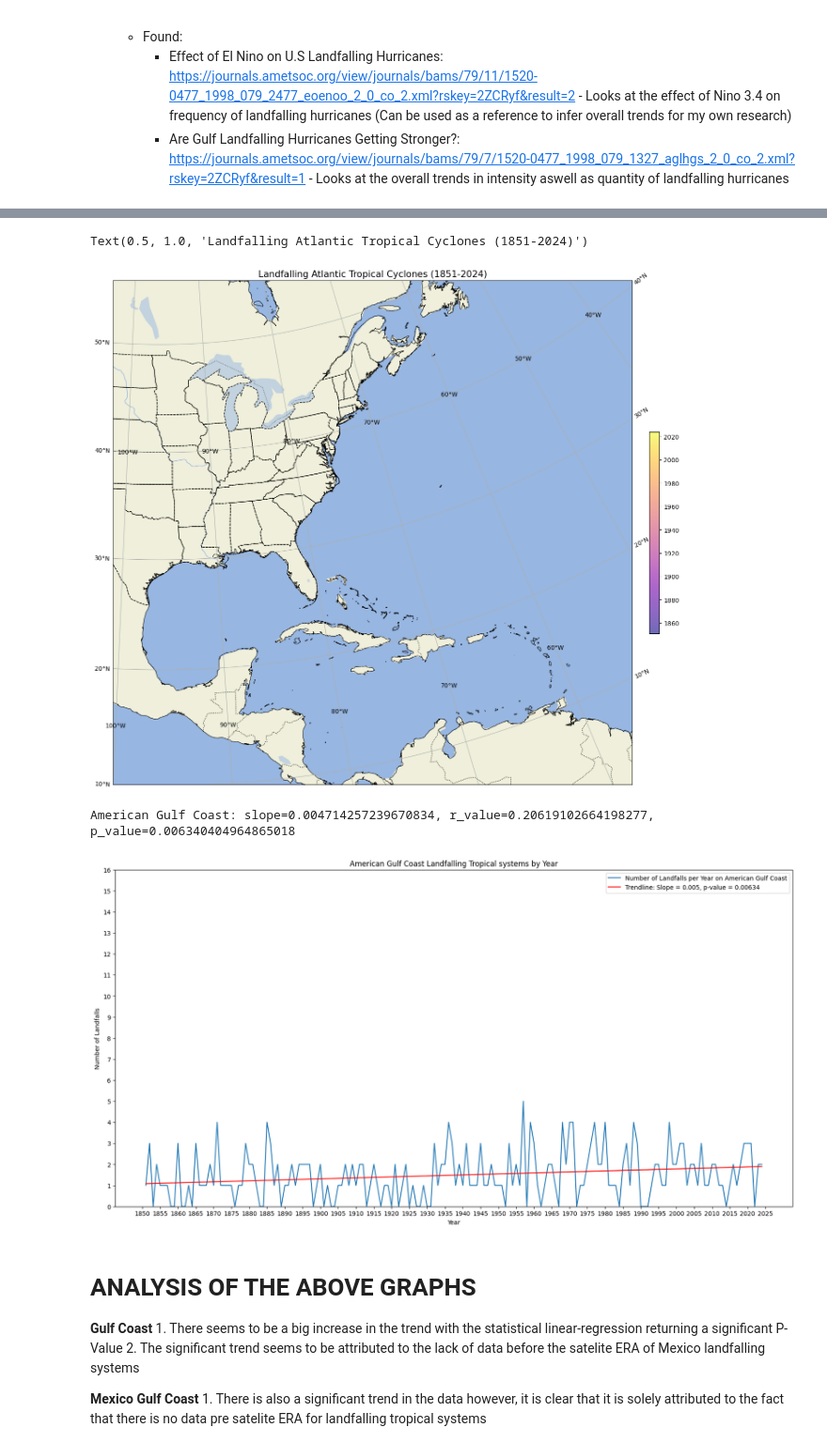
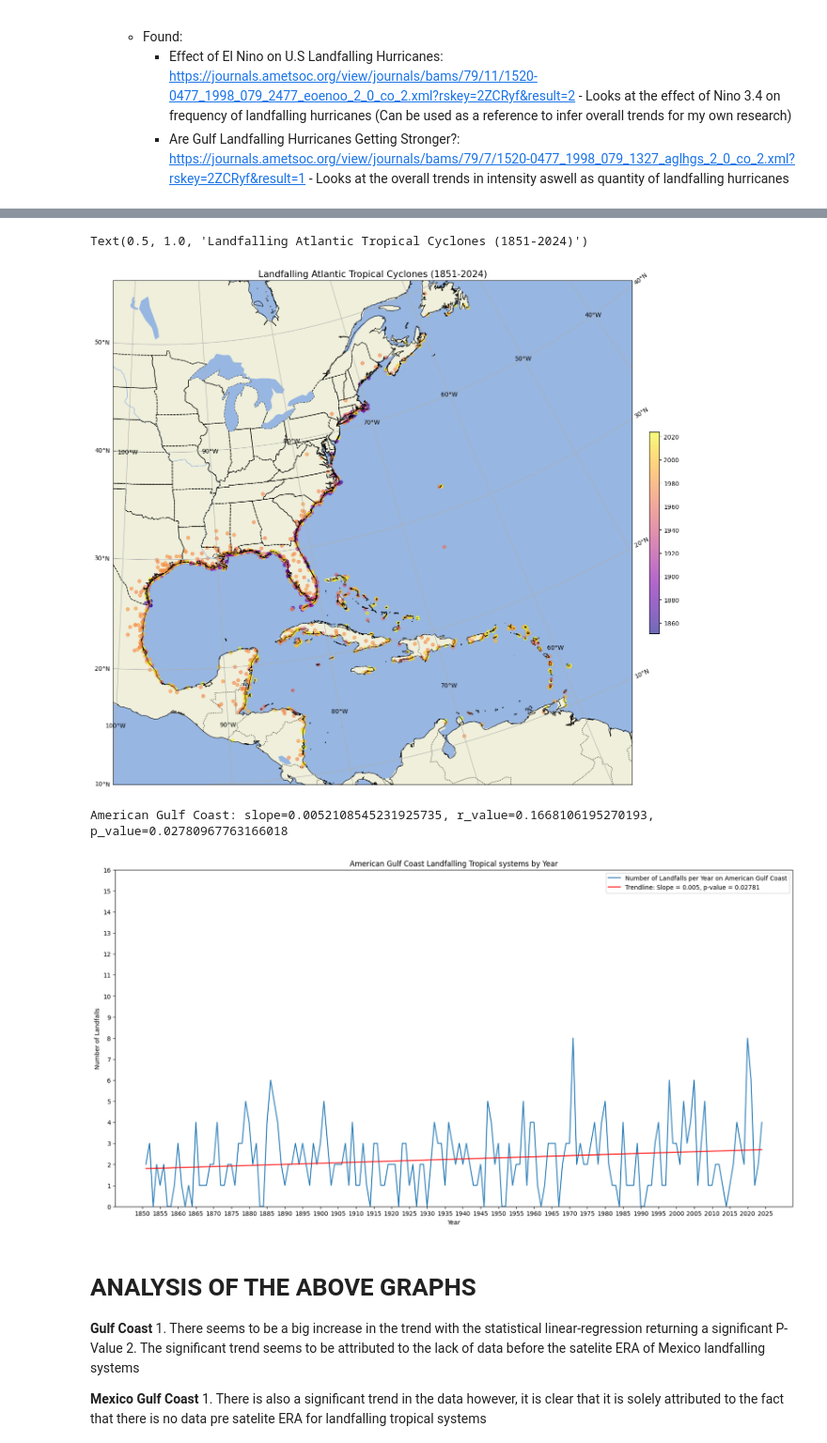
Before and after one commit to EP-Shark/Meteorology-Research-Dr.-Misra-, a Jupyter notebook: Hurdat2_analysis.ipynb, the cells around one changed output, grey strips where cells are left out. Shown at 94% size. Cells and saved outputs as stored; diff of their text form; code cells hidden in the pictures.

Commit message:
1971 to 1983 gap in data has been almost fixed (just needs polishing and some love)

```diff
--- a/Hurdat2_analysis.ipynb
+++ b/Hurdat2_analysis.ipynb
@@ -200,14 +221,19 @@ Landfall_only_sorted.to_excel("Landfalling_Storms_1851_2024_test.xlsx", engine =
 ### Plotting the Landfalling Storms ###
 fig, ax = plt.subplots(figsize= (25,15), subplot_kw = {'projection':ccrs.LambertConformal()})
 ## Defining Lat and Lon ##
-Lat = Landfall_only['Lat']
-Lon = Landfall_only['lon'] * -1
-## Converting Years to numeric values for color mapping ##
-Landfall_only['year'] = pd.to_numeric(Landfall_only['year'].values)
-Landfall_only['category'] = pd.to_numeric(Landfall_only['category'].values, errors = 'coerce')
+lf = Landfall_only.copy()
+Lat = lf['lat_num']
+Lon = lf['lon_num']
+mask = Lat.notna() & Lon.notna()
+Lat = Lat[mask]
+Lon = Lon[mask]
+years = pd.to_numeric(lf.loc[mask, 'year'], errors='coerce')
+##Converting Years to numeric values for color mapping ##
+#Landfall_only['year'] = pd.to_numeric(Landfall_only['year'].values)
+#Landfall_only['category'] = pd.to_numeric(Landfall_only['category'].values, errors = 'coerce')
 ## Making the Map##
 ax.set_extent([-100, -55, 10, 50], crs=ccrs.PlateCarree())
-map_data = ax.scatter(Lon, Lat,  c = Landfall_only['year'],
+map_data = ax.scatter(Lon, Lat,  c = years,
                       cmap = 'plasma', s= 30, alpha = 0.6,
                       transform=ccrs.PlateCarree())
 cbar = plt.colorbar(map_data, ax=ax, shrink = 0.4, orientation = 'vertical', pad = 0.02)
@@ -220,8 +246,9 @@ ax.add_feature(cfeature.LAKES, alpha=0.5)
 ax.add_feature(cfeature.RIVERS)
 ax.gridlines(draw_labels = True)
 ax.add_feature(cfeature.STATES, linestyle = '--')
+ax.add_feature(cfeature.LAKES)
 ## Adding Title ##
 plt.title('Landfalling Atlantic Tropical Cyclones (1851-2024)', fontsize = 15)
 # %% [output]
 Text(0.5, 1.0, 'Landfalling Atlantic Tropical Cyclones (1851-2024)')
-[figure, old version]
+[figure, new version]
@@ -228,23 +286,5 @@ Text(0.5, 1.0, 'Landfalling Atlantic Tropical Cyclones (1851-2024)')
 # %%
-## Create a new figure of the frequency of landfalls for various landfalling locations ##
-# 1st: Landfalling frequency by locations by state, (Start with texas) - make a scatterplot with x and y axis showing frequency of landfalls by year
-# x axis = year, y axis = frequency of landfalls
-# also make a trend graph for multiple landfalling per storms
-# Find paper by Bove, O'Brian from AMS about landfalling systems
-#    -Currently not found
-
-## Shift focus to the whole coasts
-#      - Split the atlantic into multiple coastlines
-#      - Explore why when we add mexico the trend becomes much larger
-#           - Lets look at just mexican coast
-#           - lets look at whole gulf coast from 1940 to present
-#           - Lets look at american gulf coast from 1940 to present
-
-# New task
-# - make the American gulf
-
-# Gulf coast is completed: Need to figure out how to fix 1971 - 1983 lack of data
-# East Coast to be completed Next:
+### Plotting Landfall Frequency by Year for each Coastline ###
 coasts = ["American Gulf Coast",
           #"Gulf Coast",
           #"Mexican Gulf Coast"
@@ -261,36 +301,36 @@ def plot_landfall_frequency(coasts, save_freq = False):
         ## Plotting the frequency ##
         fig, ax = plt.subplots(figsize=(20, 10))
         ax.plot(frequency.index, frequency, label=f'Number of Landfalls per Year on {coast}')
         ax.set_title(f'{coast} Landfalling Tropical systems by Year')
         ax.set_xlabel("Year")
         ax.set_ylabel("Number of Landfalls")
         x_range = np.arange(1850, 2026, 5)
         ax.set_xticks(x_range)
         ax.set_yticks([0,1,2,3,4,5,6,7,8,9,10,11,12,13,14,15,16])
         ax.set_ylim(bottom=0)
         # Creating a trend line #
         years = frequency.index.astype(int)
         counts = frequency.values
         z = np.polyfit (years, counts, 1)
         p = np.poly1d(z)
         # Adding a linear regression line for each plot using scipy #
         slope, intercept, r_value, p_value, std_err = stats.linregress(years, counts)
         trend_labels = f"Trendline: Slope = {slope:.3f}, p-value = {p_value:.5f}"
         print(f'{coast}: slope={slope}, r_value={r_value}, p_value={p_value}')
         Trendline = ax.plot(years, intercept + slope * years, "r-", label=trend_labels)
         ## Adding a Legend ##
         ax.legend()
         # Allows the user to save the frequency as a .txt file #
         if save_freq:
             frequency.name = 'count'
-            frequency.to_csv(f'{coast.replace(' ','_')}_Landfall_frequency.txt', header=True, sep=':', index_label='Year')
+            frequency.to_csv(f"{coast.replace(' ',' ')}_Landfall_frequency.txt" , header=True, sep=':', index_label='Year')
     return
 
 plot_landfall_frequency(coasts, #save_freq=True #Uncomment to save frequency as a txt file
 )
 # %% [output]
-American Gulf Coast: slope=0.004714257239670834, r_value=0.20619102664198277, p_value=0.006340404964865018
+American Gulf Coast: slope=0.0052108545231925735, r_value=0.1668106195270193, p_value=0.02780967763166018
-[figure, old version]
+[figure, new version]
 # %% [markdown]
 # ANALYSIS OF THE ABOVE GRAPHS #
 
```
Also changed, not shown: parts of 6 cells of this notebook.
